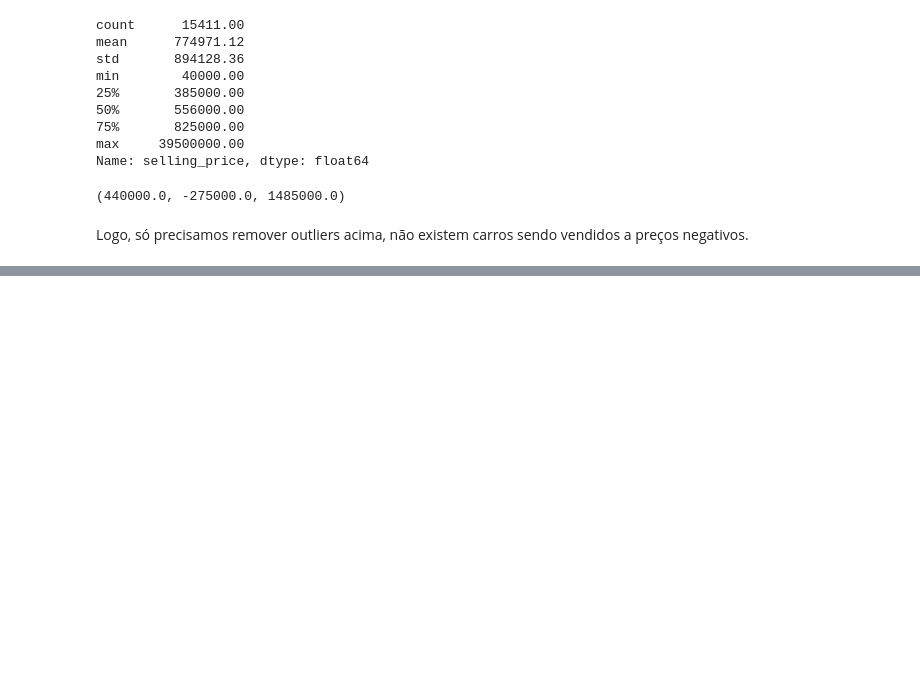
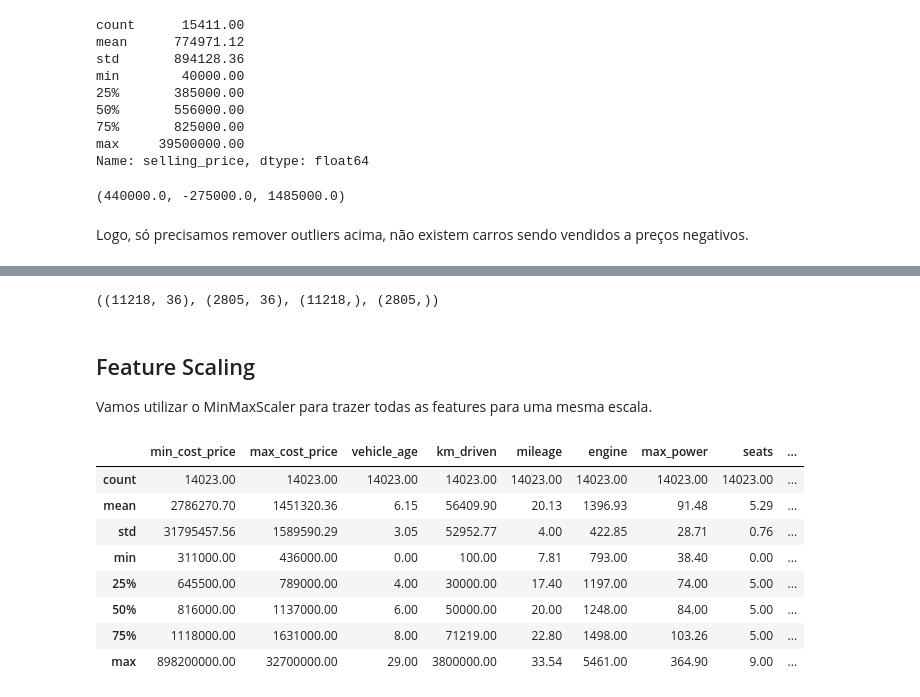
Before and after one commit to rhyanfrazao/proj-predicao-precos-veiculos, a Jupyter notebook: proj-predicao-precos-veiculos.ipynb, the cells around one changed output, grey strips where cells are left out. Drawn from its saved outputs; the diff is of its cells as text; code cells hidden in the pictures; blank space fills up the shorter version.

```diff
--- a/proj-predicao-precos-veiculos.ipynb
+++ b/proj-predicao-precos-veiculos.ipynb
@@ -717,0 +884,4 @@ Logo, só precisamos remover outliers acima, não existem carros sendo vendidos
+# %%
+# Repetindo os passos para o seller_type:
+colunas_vendedor = pd.get_dummies(carros_2['seller_type'], drop_first=True, dtype=int)
+colunas_vendedor.head()
@@ -717,0 +895,5 @@ Logo, só precisamos remover outliers acima, não existem carros sendo vendidos
+# %%
+# Concatenando na base e dropando a feature original:
+carros_2 = pd.concat([carros_2, colunas_vendedor], axis=1)
+carros_2 = carros_2.drop('seller_type', axis=1)
+carros_2.head()
@@ -717,0 +907,4 @@ Logo, só precisamos remover outliers acima, não existem carros sendo vendidos
+# %%
+# Repetindo para a última variavel categórica:
+colunas_marca = pd.get_dummies(carros_2['brand'], drop_first=True, dtype=int)
+colunas_marca.head()
@@ -717,0 +918,5 @@ Logo, só precisamos remover outliers acima, não existem carros sendo vendidos
+# %%
+# Concatenando e dropando a feature original:
+carros_2 = pd.concat([carros_2, colunas_marca], axis=1)
+carros_2 = carros_2.drop('brand', axis=1)
+carros_2.head()
@@ -717,0 +1000,23 @@ Logo, só precisamos remover outliers acima, não existem carros sendo vendidos
+# %%
+# Separando nossa base em treino (80%) e teste (20%). A validação será feita por cross-validation:
+X_treino, X_teste, y_treino, y_teste = train_test_split(X, y, test_size=.2, random_state=42)
+X_treino.shape, X_teste.shape, y_treino.shape, y_teste.shape
+# %% [output]
+((11218, 36), (2805, 36), (11218,), (2805,))
+# %% [markdown]
+## Feature Scaling
+
+Vamos utilizar o MinMaxScaler para trazer todas as features para uma mesma escala.
+# %%
+# Verificando a grandeza das features:
+carros_2.describe()
+# %% [output]
+|  | min_cost_price | max_cost_price | vehicle_age | km_driven | mileage | engine | max_power | seats | ... |
+| count | 14023.00 | 14023.00 | 14023.00 | 14023.00 | 14023.00 | 14023.00 | 14023.00 | 14023.00 | ... |
+| mean | 2786270.70 | 1451320.36 | 6.15 | 56409.90 | 20.13 | 1396.93 | 91.48 | 5.29 | ... |
+| std | 31795457.56 | 1589590.29 | 3.05 | 52952.77 | 4.00 | 422.85 | 28.71 | 0.76 | ... |
+| min | 311000.00 | 436000.00 | 0.00 | 100.00 | 7.81 | 793.00 | 38.40 | 0.00 | ... |
+| 25% | 645500.00 | 789000.00 | 4.00 | 30000.00 | 17.40 | 1197.00 | 74.00 | 5.00 | ... |
+| 50% | 816000.00 | 1137000.00 | 6.00 | 50000.00 | 20.00 | 1248.00 | 84.00 | 5.00 | ... |
+| 75% | 1118000.00 | 1631000.00 | 8.00 | 71219.00 | 22.80 | 1498.00 | 103.26 | 5.00 | ... |
+| max | 898200000.00 | 32700000.00 | 29.00 | 3800000.00 | 33.54 | 5461.00 | 364.90 | 9.00 | ... |
```
Also changed, not shown: parts of 74 cells of this notebook.
